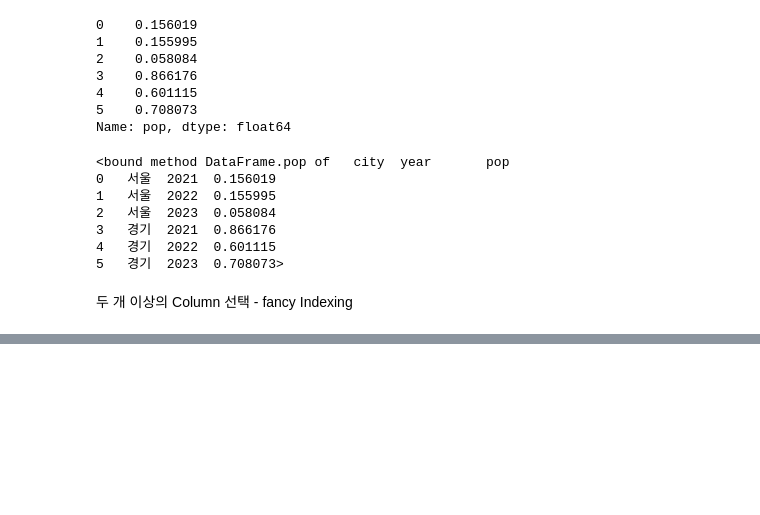
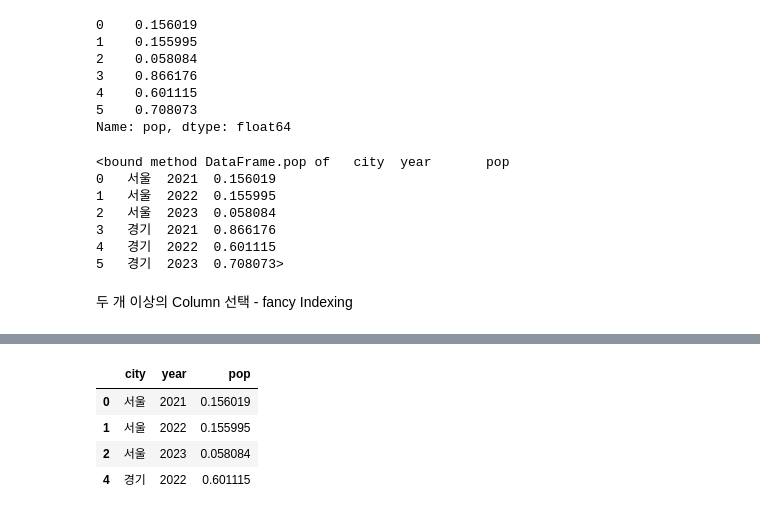
Before and after one commit to kim-dahun/python-study, a Jupyter notebook: py14_pandas.ipynb, the cells around one changed output, grey strips where cells are left out. Cells and saved outputs as stored; diff of their text form; code cells hidden in the pictures; blank space fills up the shorter version.

```diff
--- a/py14_pandas.ipynb
+++ b/py14_pandas.ipynb
@@ -388,0 +519,10 @@ x[['city','pop']]
+# %%
+# city가 '서울' 이거나 'pop'이 0.65 이하인 행들은 선택:
+
+x[(x['city']=='서울') | (x['pop']<= 0.65)]
+# %% [output]
+|  | city | year | pop |
+| 0 | 서울 | 2021 | 0.156019 |
+| 1 | 서울 | 2022 | 0.155995 |
+| 2 | 서울 | 2023 | 0.058084 |
+| 4 | 경기 | 2022 | 0.601115 |
```
Also changed, not shown: parts of 17 cells of this notebook.
